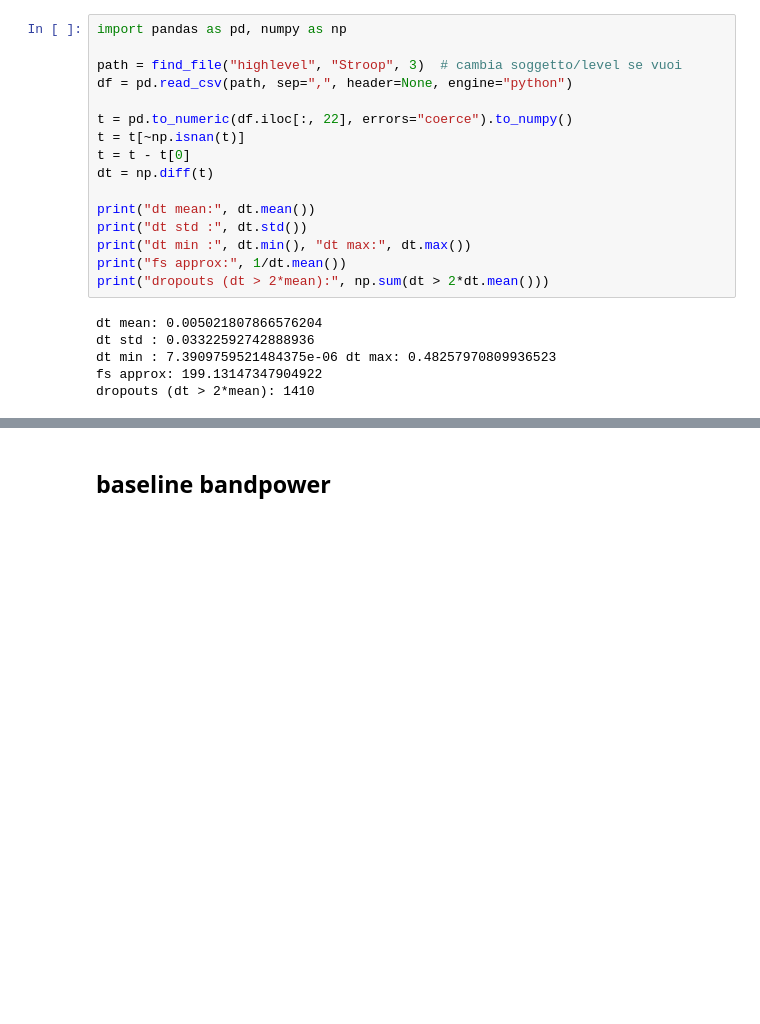
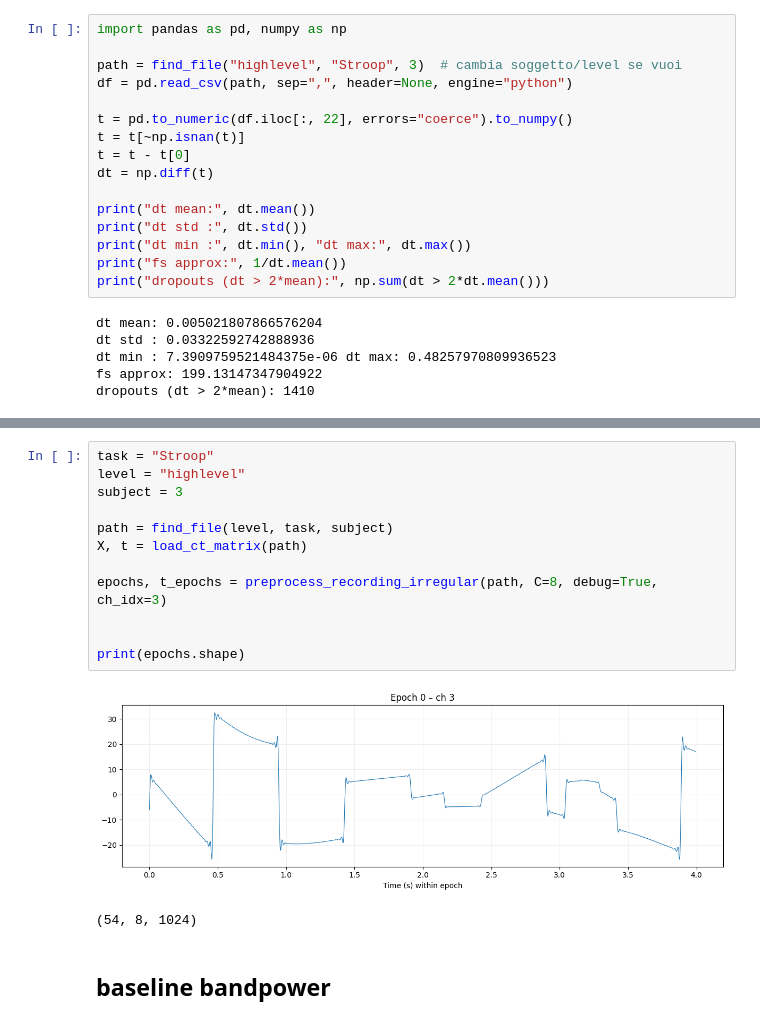
Before and after one commit to camillabocciolone/Leonardo-project, a Jupyter notebook: baselinebandpower.ipynb, the cells around one changed output, grey strips where cells are left out. Saved outputs shown, nothing was run; the diff lists cells and outputs as text; blank space fills up the shorter version.

```diff
--- a/baselinebandpower.ipynb
+++ b/baselinebandpower.ipynb
@@ -836,5 +910,20 @@ unique y: (array([0, 1, 2, 3]), array([764, 473, 488, 865]))
 Fold0 recordings: 36 12 12
 Fold0 recordings: 36 12 12
+# %%
+task = "Stroop"
+level = "highlevel"
+subject = 3
+
+path = find_file(level, task, subject)
+X, t = load_ct_matrix(path)
+
+epochs, t_epochs = preprocess_recording_irregular(path, C=8, debug=True, ch_idx=3)
+
+
+print(epochs.shape)
+# %% [output]
+[figure, added]
+(54, 8, 1024)
 # %% [markdown]
 ## baseline bandpower
 # %%
```
Also changed, not shown: parts of 19 cells of this notebook.
